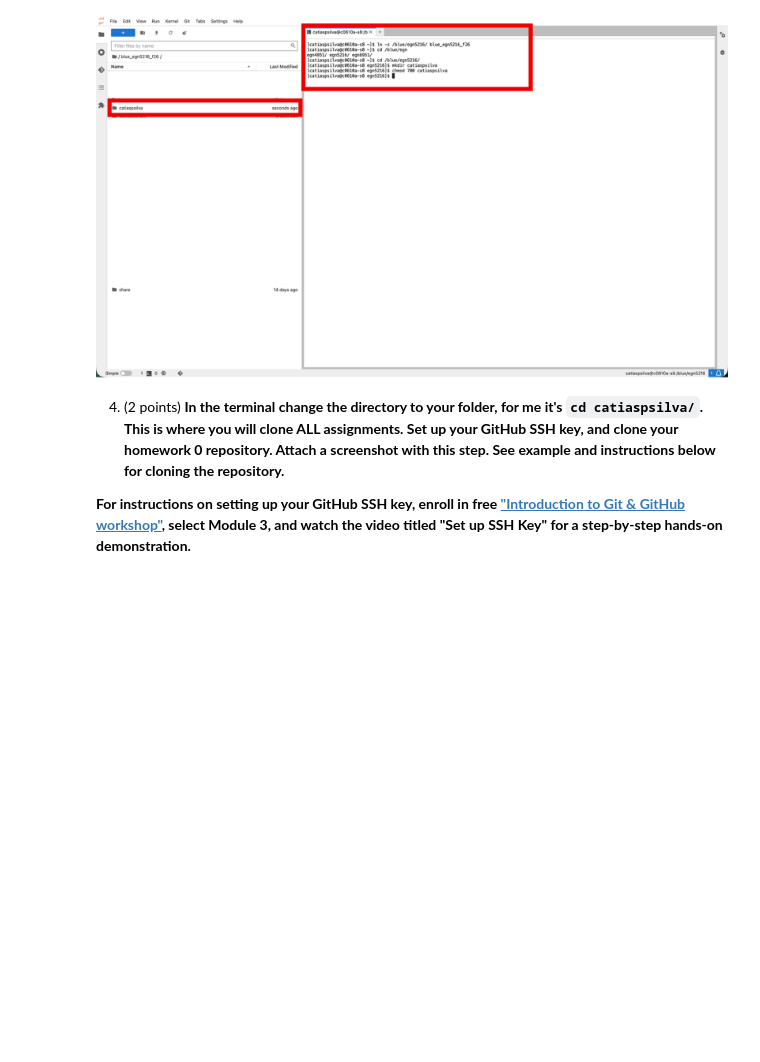
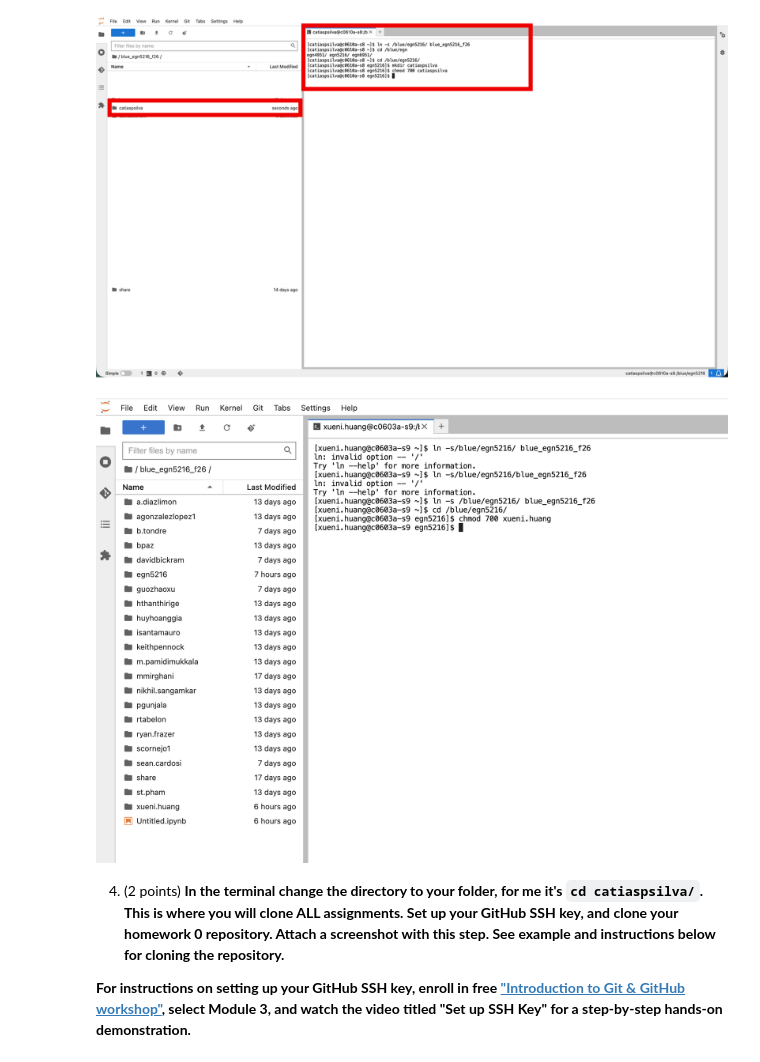
Before and after one commit to ShaeHuang/uf-egn5216-eel5934-eel4930-fall-2026-homework-0-shaehuang-main, a Jupyter notebook: Homework 0 Part 2.ipynb, the cells around one changed output. Saved outputs shown, nothing was run; the diff lists cells and outputs as text; code cells hidden in the pictures; blank space fills up the shorter version.

````diff
--- a/Homework 0 Part 2.ipynb
+++ b/Homework 0 Part 2.ipynb
@@ -125,6 +263,11 @@ Image('figures/symbolic_link.png', width=900)
 Image('figures/chmod700.png', width=900)
 # %% [output]
 [figure]
+# %%
+from IPython.display import Image
+Image('figures/3.png', width=900)
+# %% [output]
+[figure, added]
 # %% [markdown]
 4. (2 points) **In the terminal change the directory to your folder, for me it's ```cd catiaspsilva/```. This is where you will clone ALL assignments. Set up your GitHub SSH key, and clone your homework 0 repository. Attach a screenshot with this step. See example and instructions below for cloning the repository.**
 
````
Also changed, not shown: parts of 20 cells of this notebook, 1 other file.
